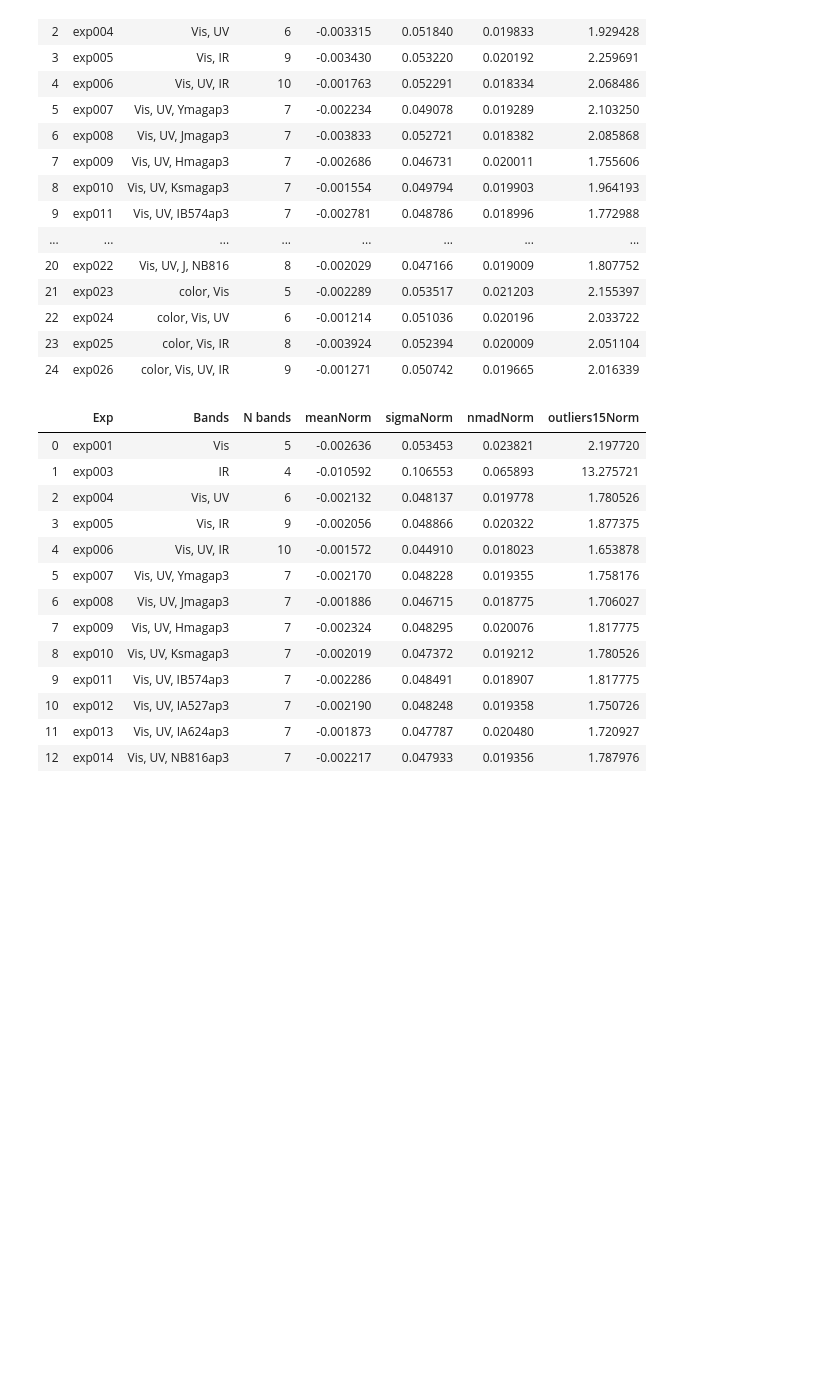
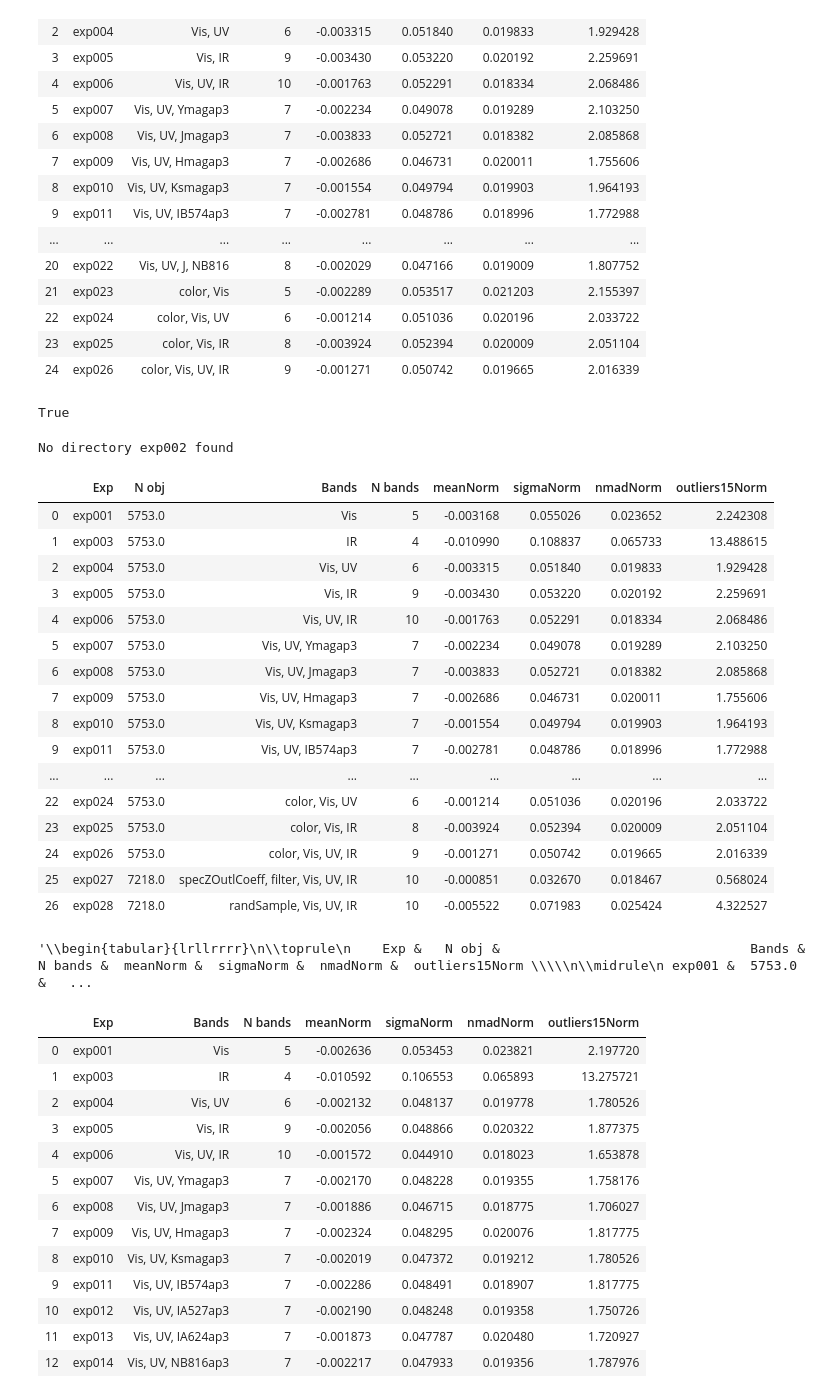
Before and after one commit to ShrRa/COSMOS_SOM, a Jupyter notebook: Vis-UV-IR/AddResults.ipynb, the cells around one changed output. Cells and saved outputs as stored; diff of their text form; code cells hidden in the pictures; blank space fills up the shorter version.

Commit message:
Additional experiments with narrow bands

```diff
--- a/Vis-UV-IR/AddResults.ipynb
+++ b/Vis-UV-IR/AddResults.ipynb
@@ -51,3 +52,71 @@ statsTest
 | 22 | exp024 | color, Vis, UV | 6 | -0.001214 | 0.051036 | 0.020196 | 2.033722 |
 | 23 | exp025 | color, Vis, IR | 8 | -0.003924 | 0.052394 | 0.020009 | 2.051104 |
 | 24 | exp026 | color, Vis, UV, IR | 9 | -0.001271 | 0.050742 | 0.019665 | 2.016339 |
+# %%
+(statsTest.columns==['Exp','Bands','N bands','meanNorm','sigmaNorm','nmadNorm','outliers15Norm'])
+# %% [output]
+True
+# %%
+def addResults(statsTab, dirExp:str, dirConfigs:str,
+               expNums:List[int],case:str='test',splitConfNameBy:str='colors_'):
+    if not all(statsTab.columns==['Exp','N obj','Bands','N bands','meanNorm','sigmaNorm','nmadNorm','outliers15Norm']):
+        print('statsTab columns do not match the requirements')
+        return
+    case='METAPHOR_'+case+'stats'
+    for exp in expNums:
+        expDir='exp'+str(exp).zfill(3)
+        rec={'Exp':expDir}
+        try:
+            conf=next(f for f in os.listdir(dirConfigs) if f.startswith(expDir))
+            config = configparser.ConfigParser()
+            config.read(os.path.join(dirConfigs,conf))
+            bandId=config['Test Input Info']['photoColumnIdxList']
+            rec['Bands']=conf.split(splitConfNameBy)[1].replace('.ini','').replace('_',', ')
+            rec['N bands']=len([int(d) for d in bandId.split(',')])
+        except:
+            print('No config '+expDir+' found')
+            rec['Bands']=''
+            rec['N bands']=0
+        try:
+            for f in os.listdir(os.path.join(dirExp,expDir)):
+                if f.startswith(case):
+                    df=pd.read_csv(os.path.join(dirExp,expDir,f),index_col='Indicator')
+                    rec['meanNorm']=df.loc['meanNorm'][0]
+                    rec['sigmaNorm']=df.loc['sigmaNorm'][0]
+                    rec['nmadNorm']=df.loc['nmadNorm'][0]
+                    rec['outliers15Norm']=df.loc['outliers15Norm'][0]
+                    rec['N obj']=df.loc['EstimatesInRange'][0]
+                    statsTab=statsTab.append(rec,ignore_index=True)
+        except:
+            print('No directory '+expDir+' found')
+    return statsTab
+# %%
+statsTest=pd.DataFrame(columns=['Exp','N obj','Bands','N bands','meanNorm','sigmaNorm','nmadNorm','outliers15Norm'])
+# %%
+statsTest=addResults(statsTest, dirExp=dirExp, dirConfigs=dirConfigs, expNums=list(range(1,27)))
+# %% [output]
+No directory exp002 found
+# %%
+statsTest=addResults(statsTest, dirExp=dirExp.replace('Vis_UV_IR','DirtySample'),
+           dirConfigs=dirConfigs.replace('Vis_UV_IR','dirtySample'),
+           splitConfNameBy='1p2_',expNums=list(range(27,29)))
+# %%
+statsTest
+# %% [output]
+|  | Exp | N obj | Bands | N bands | meanNorm | sigmaNorm | nmadNorm | outliers15Norm |
+| 0 | exp001 | 5753.0 | Vis | 5 | -0.003168 | 0.055026 | 0.023652 | 2.242308 |
+| 1 | exp003 | 5753.0 | IR | 4 | -0.010990 | 0.108837 | 0.065733 | 13.488615 |
+| 2 | exp004 | 5753.0 | Vis, UV | 6 | -0.003315 | 0.051840 | 0.019833 | 1.929428 |
+| 3 | exp005 | 5753.0 | Vis, IR | 9 | -0.003430 | 0.053220 | 0.020192 | 2.259691 |
+| 4 | exp006 | 5753.0 | Vis, UV, IR | 10 | -0.001763 | 0.052291 | 0.018334 | 2.068486 |
+| 5 | exp007 | 5753.0 | Vis, UV, Ymagap3 | 7 | -0.002234 | 0.049078 | 0.019289 | 2.103250 |
+| 6 | exp008 | 5753.0 | Vis, UV, Jmagap3 | 7 | -0.003833 | 0.052721 | 0.018382 | 2.085868 |
+| 7 | exp009 | 5753.0 | Vis, UV, Hmagap3 | 7 | -0.002686 | 0.046731 | 0.020011 | 1.755606 |
+| 8 | exp010 | 5753.0 | Vis, UV, Ksmagap3 | 7 | -0.001554 | 0.049794 | 0.019903 | 1.964193 |
+| 9 | exp011 | 5753.0 | Vis, UV, IB574ap3 | 7 | -0.002781 | 0.048786 | 0.018996 | 1.772988 |
+| ... | ... | ... | ... | ... | ... | ... | ... | ... |
+| 22 | exp024 | 5753.0 | color, Vis, UV | 6 | -0.001214 | 0.051036 | 0.020196 | 2.033722 |
+| 23 | exp025 | 5753.0 | color, Vis, IR | 8 | -0.003924 | 0.052394 | 0.020009 | 2.051104 |
+| 24 | exp026 | 5753.0 | color, Vis, UV, IR | 9 | -0.001271 | 0.050742 | 0.019665 | 2.016339 |
+| 25 | exp027 | 7218.0 | specZOutlCoeff, filter, Vis, UV, IR | 10 | -0.000851 | 0.032670 | 0.018467 | 0.568024 |
+| 26 | exp028 | 7218.0 | randSample, Vis, UV, IR | 10 | -0.005522 | 0.071983 | 0.025424 | 4.322527 |
@@ -54,3 +127,7 @@ statsTest
+# %%
+statsTest.round(3).to_latex(index=False)
+# %% [output]
+'\\begin{tabular}{lrllrrrr}\n\\toprule\n    Exp &   N obj &                                Bands & N bands &  meanNorm &  sigmaNorm &  nmadNorm &  outliers15Norm \\\\\n\\midrule\n exp001 &  5753.0 &   ...
 # %%
 statsTrain=pd.DataFrame(columns=['Exp','Bands','N bands','meanNorm','sigmaNorm','nmadNorm','outliers15Norm'])
 for expDir in os.listdir(dirExp):
```
Also changed, not shown: parts of 4 cells of this notebook, 2 other files.
